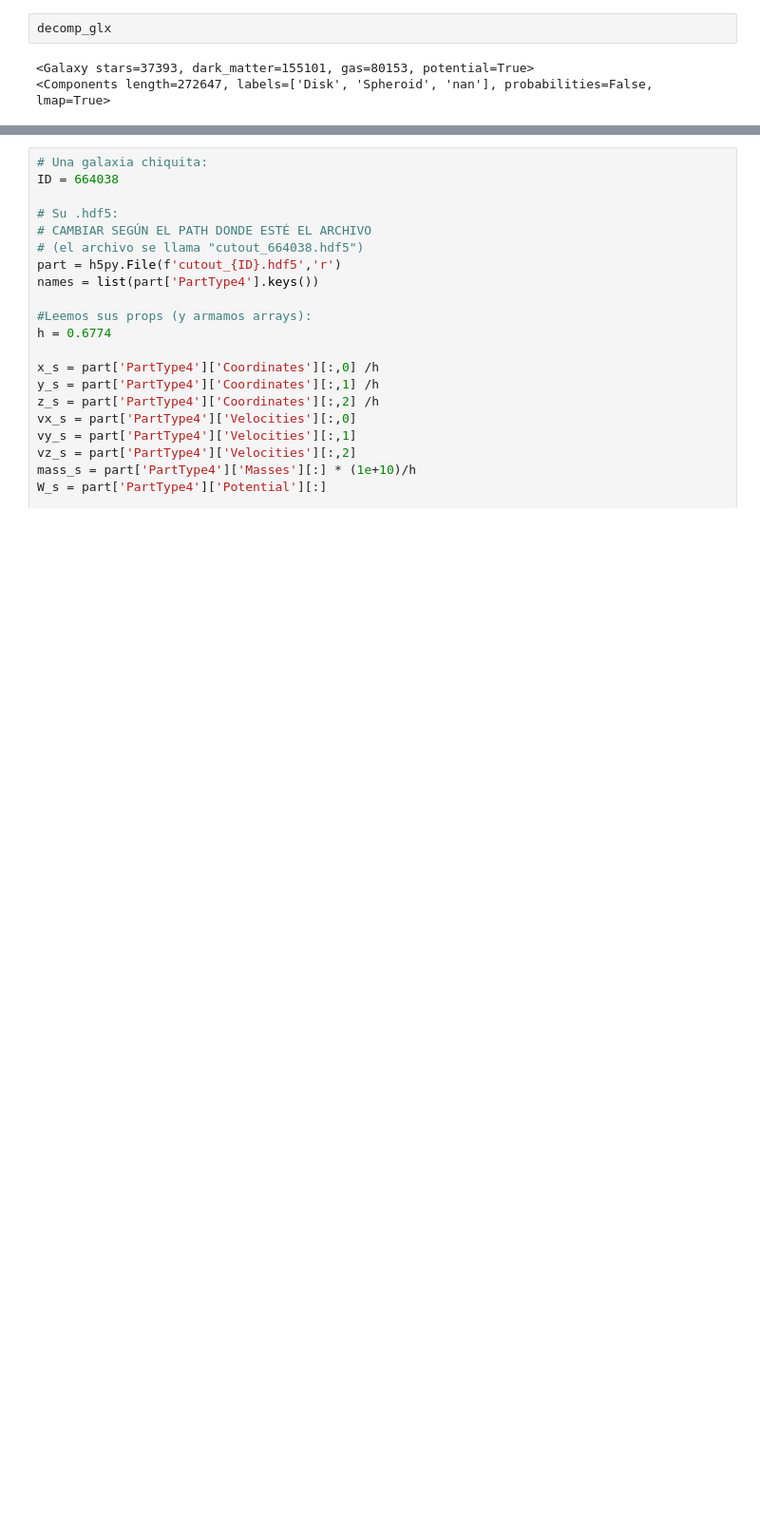
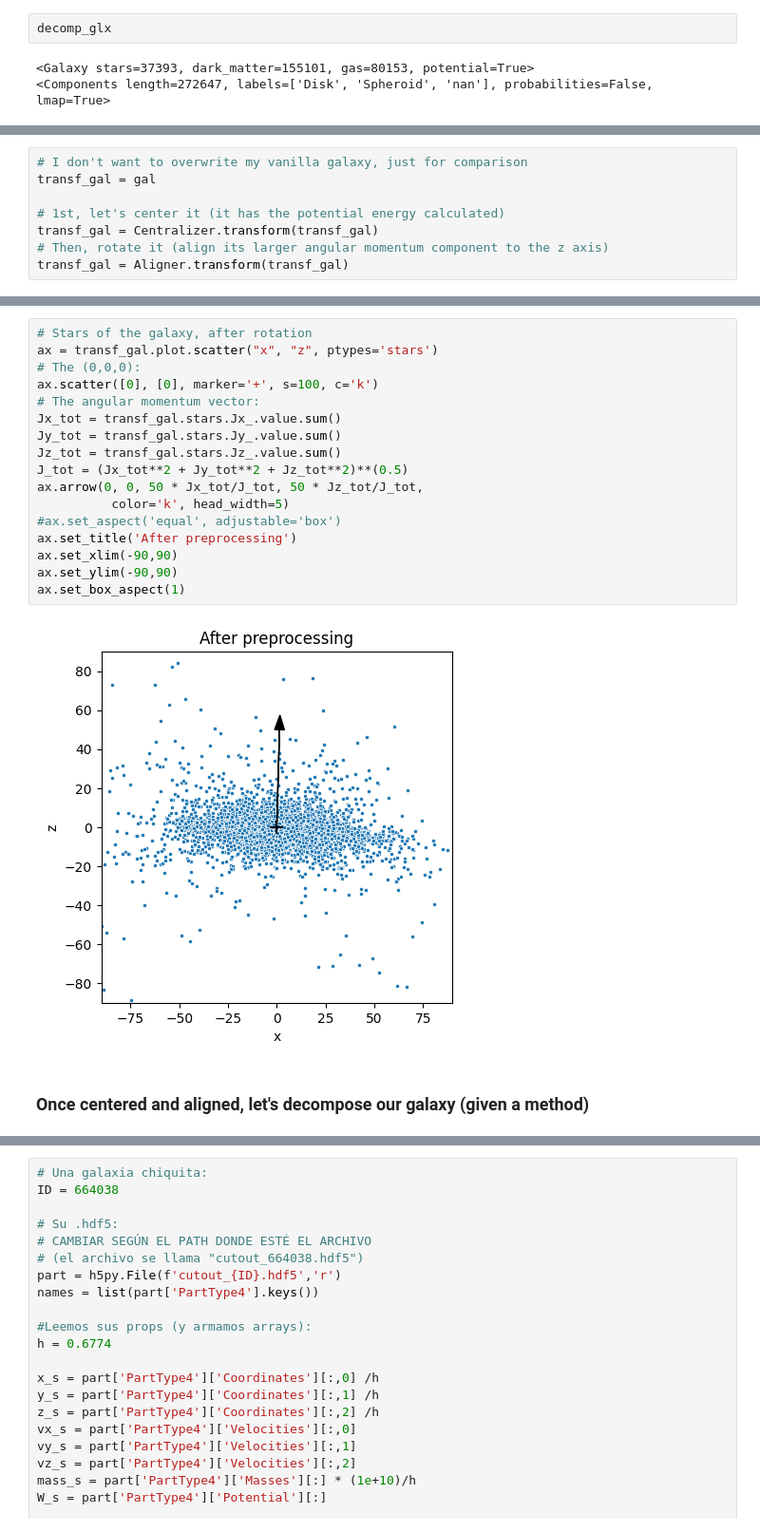
Before and after one commit to BrunoCeliz/galaxy-chop, a Jupyter notebook: draft/Galaxychop_tutorial.ipynb, the cells around one changed output, grey strips where cells are left out. Shown at 95% size. Saved outputs shown, nothing was run; the diff lists cells and outputs as text; blank space fills up the shorter version.

```diff
--- a/draft/Galaxychop_tutorial.ipynb
+++ b/draft/Galaxychop_tutorial.ipynb
@@ -78,0 +90,8 @@ decomp_glx
+# %%
+# I don't want to overwrite my vanilla galaxy, just for comparison
+transf_gal = gal
+
+# 1st, let's center it (it has the potential energy calculated)
+transf_gal = Centralizer.transform(transf_gal)
+# Then, rotate it (align its larger angular momentum component to the z axis)
+transf_gal = Aligner.transform(transf_gal)
@@ -78,0 +119,21 @@ decomp_glx
+# %%
+# Stars of the galaxy, after rotation
+ax = transf_gal.plot.scatter("x", "z", ptypes='stars')
+# The (0,0,0):
+ax.scatter([0], [0], marker='+', s=100, c='k')
+# The angular momentum vector:
+Jx_tot = transf_gal.stars.Jx_.value.sum()
+Jy_tot = transf_gal.stars.Jy_.value.sum()
+Jz_tot = transf_gal.stars.Jz_.value.sum()
+J_tot = (Jx_tot**2 + Jy_tot**2 + Jz_tot**2)**(0.5)
+ax.arrow(0, 0, 50 * Jx_tot/J_tot, 50 * Jz_tot/J_tot,
+          color='k', head_width=5)
+#ax.set_aspect('equal', adjustable='box')
+ax.set_title('After preprocessing')
+ax.set_xlim(-90,90)
+ax.set_ylim(-90,90)
+ax.set_box_aspect(1)
+# %% [output]
+[figure, added]
+# %% [markdown]
+### Once centered and aligned, let's decompose our galaxy (given a method)
```
Also changed, not shown: parts of 29 cells of this notebook, 1 other file.
